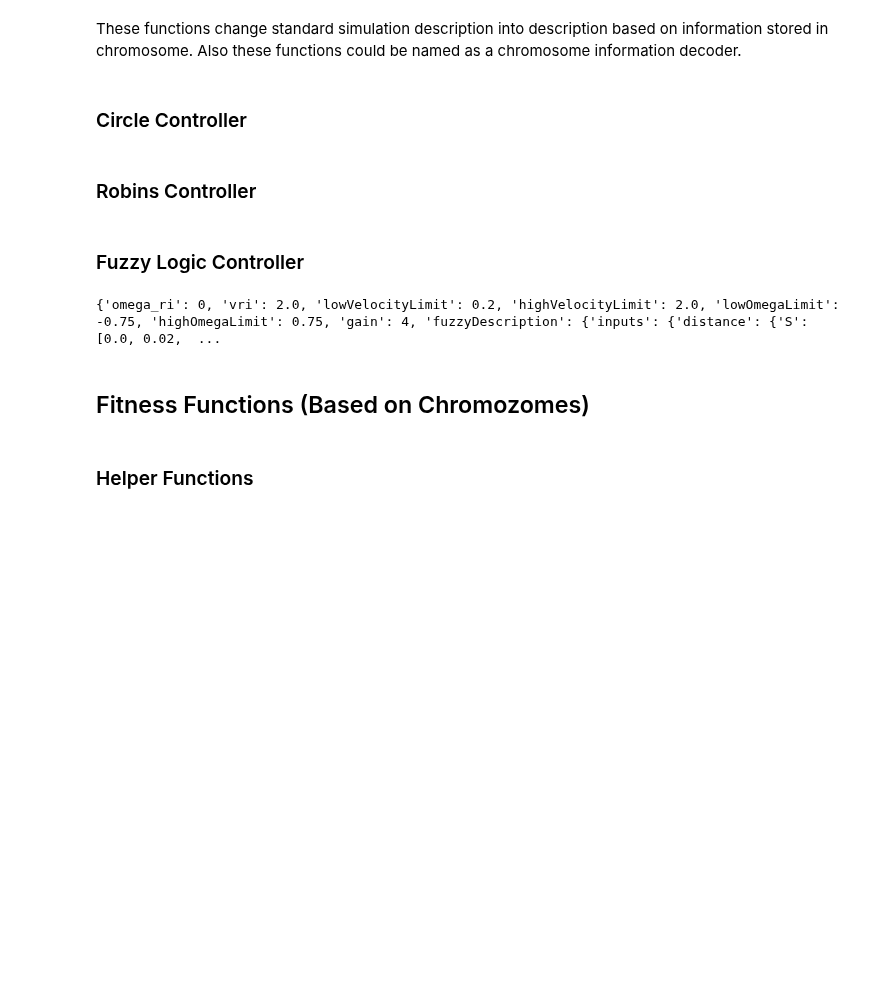
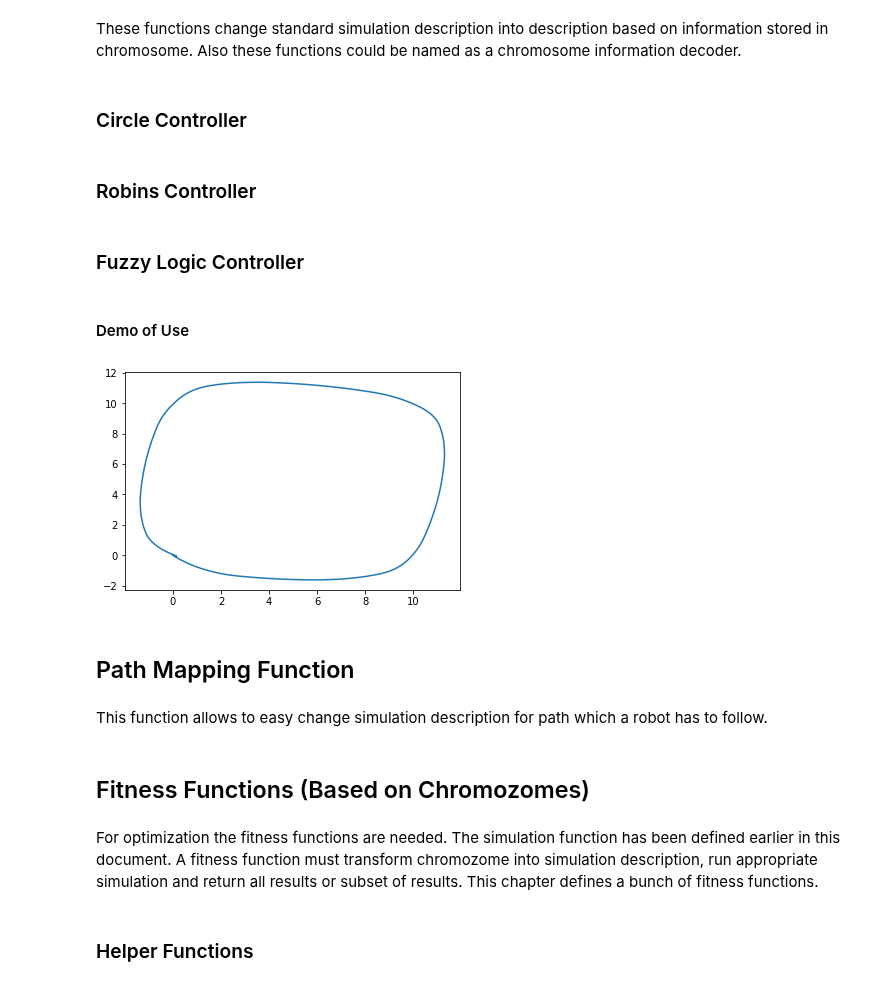
Before and after one commit to vanthuanhvhq/GA_FLC, a Jupyter notebook: Optimization_of_FuzzyLogicController.ipynb, the cells around one changed output. Saved outputs shown, nothing was run; the diff lists cells and outputs as text; code cells hidden in the pictures; blank space fills up the shorter version.

```diff
--- a/Optimization_of_FuzzyLogicController.ipynb
+++ b/Optimization_of_FuzzyLogicController.ipynb
@@ -243,7 +243,7 @@ def compute(model, state0, t0 = 0.0, t_bound = 10, max_step = 0.05):
 # %% [markdown]
 Path Controller transforms a controller navigating robot towards a fixed distance to controller able switch the destination immediately after reaching point defined by a path.
 # %%
-def controllerForPath(controller, path):
+def controllerForPath(controller, path, distanceEps=1e-2):
     destinationX, destinationY, destinationOrietation = next(path)
     destinationState = [destinationX, destinationY, destinationOrietation]
     lastReached = False
@@ -264,7 +264,7 @@ def controllerForPath(controller, path):
         deltaY = destinationY - currentY
         if (lastReached == False):
           # last point in path was not reached
-          if (deltaX * deltaX + deltaY * deltaY < 1e-2):
+          if (deltaX * deltaX + deltaY * deltaY < distanceEps):
             # robot is close enought to currentDestination
             try:
                 # try to get another point on path
@@ -701,8 +669,13 @@ def fromChromozomeToDescriptionCircle(chromozome, description):
 # %%
-print(fitnessFunctionDescription['controllerParams'])
-description = fromChromozomeToDescriptionCircle([4], fitnessFunctionDescription)
-print(description['controllerParams'])
-print(fitnessFunctionDescription['controllerParams'])
-results = runSimulation(description, createCircleControllerWithGain, selectors)
-plt.plot(results['x'], results['y'])
+import copy
+
+def localDemo():
+    circleControllerDescription = copy.deepcopy(simulationDescription)
+    circleControllerDescription['controllerParams']['gain'] = 4
+
+    results = runSimulation(circleControllerDescription, createCircleControllerWithGain, selectors)
+    plt.plot(results['x'], results['y'])
+
+if _runDemos:
+    localDemo()
 # %% [output]
@@ -808,9 +778,33 @@ def fromChromozomeToDescriptionFuzzy(chromozome, description):
     fuzzyDescription['outputs']['omegaL']['M'] = omegaL_Member
 
     result['controllerParams']['fuzzyDescription'] = fuzzyDescription
+
+    result['controllerParams']['r'] = result['robotParams']['r']
+    result['controllerParams']['b'] = result['robotParams']['b']
     return result
-
-
-print(fromChromozomeToDescriptionFuzzy(chromosomeFLCLow, fitnessFunctionDescription)['controllerParams'])
-# %% [output]
-{'omega_ri': 0, 'vri': 2.0, 'lowVelocityLimit': 0.2, 'highVelocityLimit': 2.0, 'lowOmegaLimit': -0.75, 'highOmegaLimit': 0.75, 'gain': 4, 'fuzzyDescription': {'inputs': {'distance': {'S': [0.0, 0.02,  ...
+# %% [markdown]
+#### Demo of Use
+# %%
+def localDemo():
+    _chromosome = [ 1.74005451,  1.48015509,  0.11228583,  1.09902842,  0.43416075,  1.12959802,
+      0.79451062,  0.35309807,  1.89647492,  0.8603056,   1.31815441,  3.50991593,
+      1.26617812, -1.53443539,  4.50231413,  5.05053392, -0.57660657,  0.09952368,
+      5.86490838,  2.82272312,  4.57718351,  5.83371728, 21.28833523,  5.04601735,
+      6.78410773, 23.10967576,  3.59687006, 15.67996143, 12.05597772, 21.35955841,
+     18.03735429,  5.93796649, 11.40657898, 14.15564325, 27.64321413,  9.5777817,
+      9.06290194, 26.49085526, 15.25899858, 17.25071225,  4.15064069, 27.54360651,
+     18.41613269,  9.71691383]
+
+    fuzzyLogicSimulationDescription = fromChromozomeToDescriptionFuzzy(_chromosome, simulationDescription)
+    results = runSimulation(fuzzyLogicSimulationDescription, createFuzzyController, selectors=selectors)
+
+    plt.plot(results['x'], results['y'])
+
+if _runDemos:
+    localDemo()
+# %% [output]
+[figure, added]
+# %% [markdown]
+## Path Mapping Function
+# %% [markdown]
+This function allows to easy change simulation description for path which a robot has to follow.
@@ -817,4 +817,6 @@ print(fromChromozomeToDescriptionFuzzy(chromosomeFLCLow, fitnessFunctionDescript
 # %% [markdown]
 ## Fitness Functions (Based on Chromozomes)
+# %% [markdown]
+For optimization the fitness functions are needed. The simulation function has been defined earlier in this document. A fitness function must transform chromozome into simulation description, run appropriate simulation and return all results or subset of results. This chapter defines a bunch of fitness functions.
 # %% [markdown]
 ### Helper Functions
```
Also changed, not shown: parts of 56 cells of this notebook.
